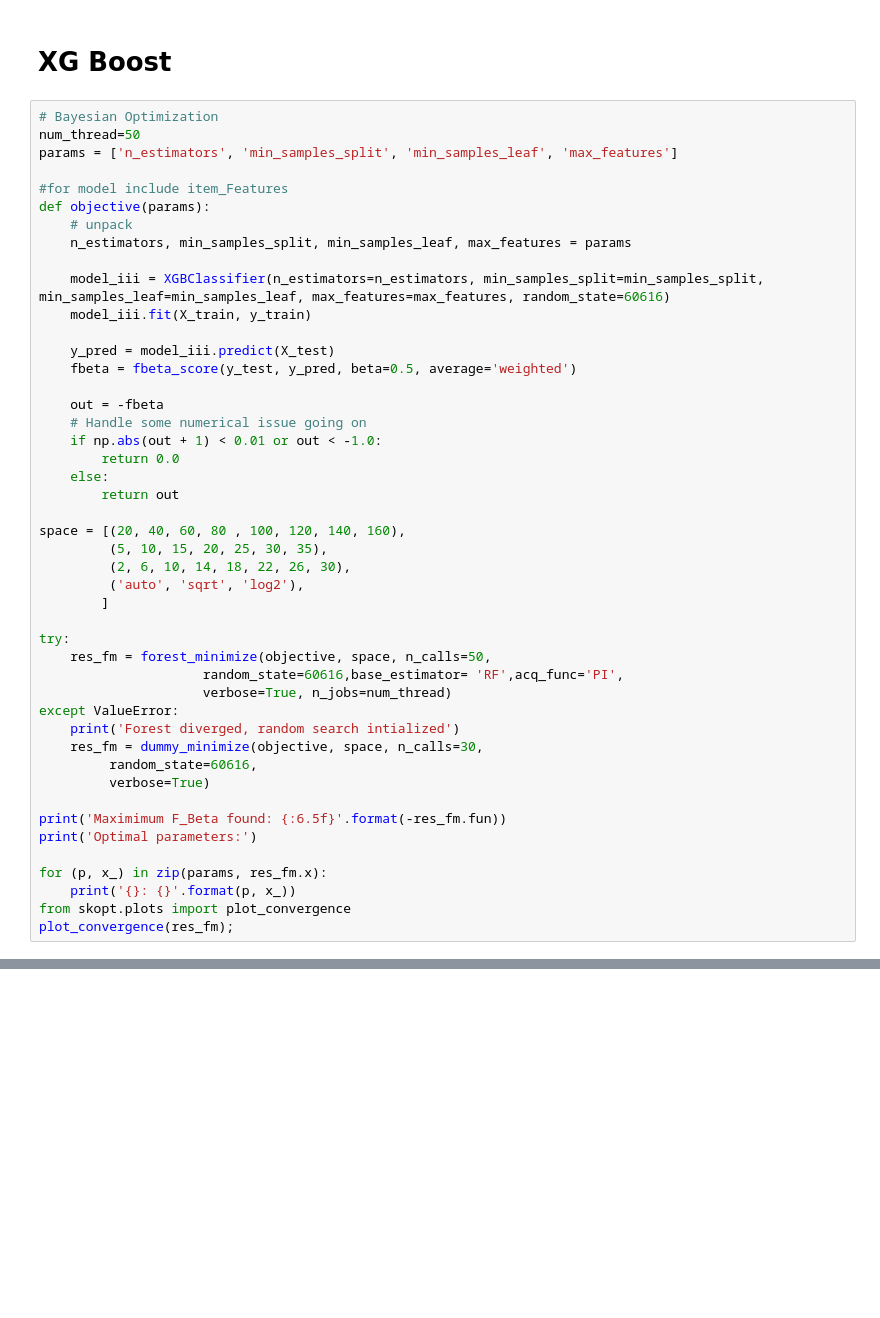
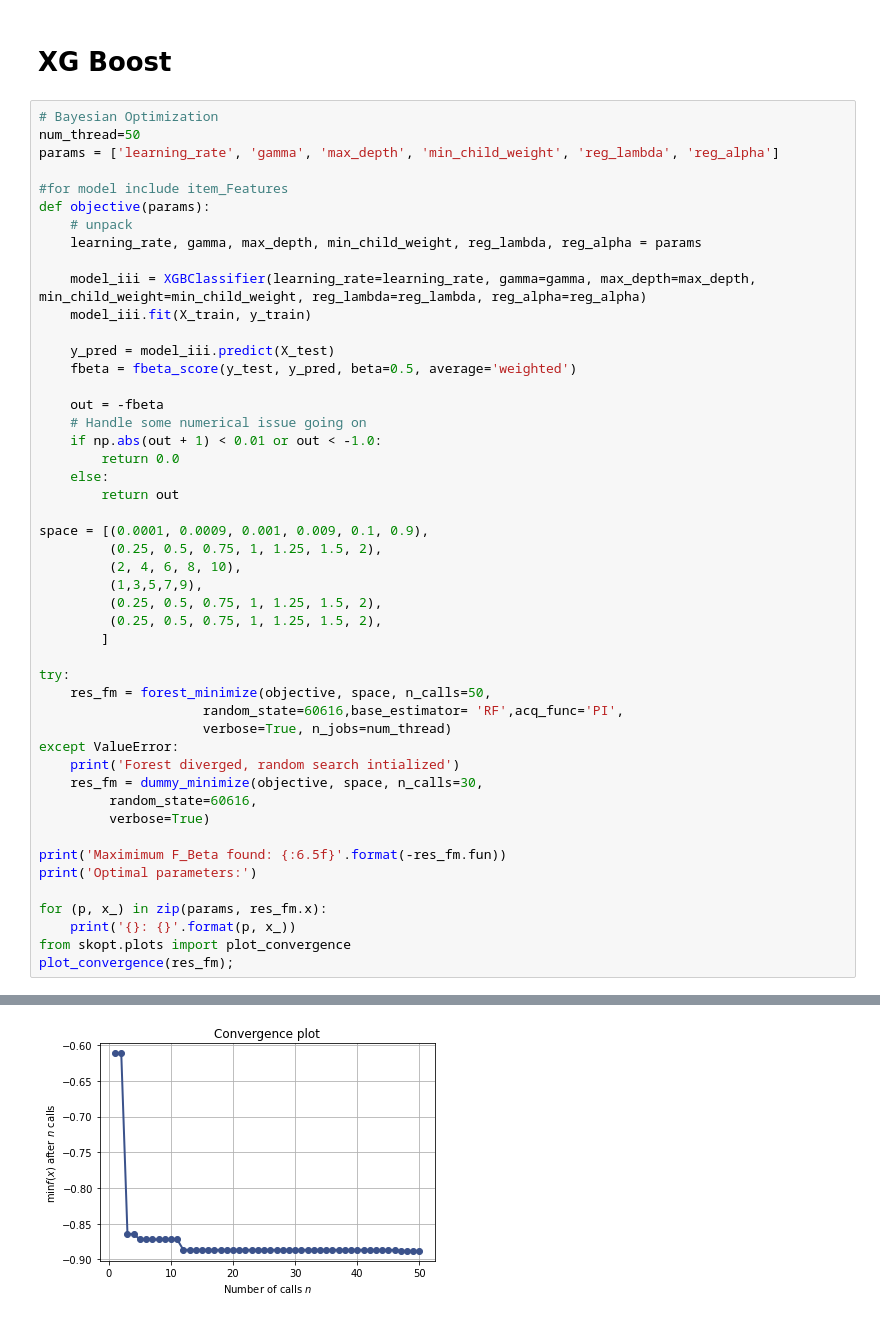
Before and after one commit to rahulmnair1997/US-Accidents-Data-Analysis, a Jupyter notebook: hyperparameter_tuning.ipynb, the cells around one changed output, grey strips where cells are left out. Cells and saved outputs as stored; diff of their text form; blank space fills up the shorter version.

```diff
--- a/hyperparameter_tuning.ipynb
+++ b/hyperparameter_tuning.ipynb
@@ -884,14 +890,14 @@ max_features: auto
 # %%
 # Bayesian Optimization
 num_thread=50
-params = ['n_estimators', 'min_samples_split', 'min_samples_leaf', 'max_features']
+params = ['learning_rate', 'gamma', 'max_depth', 'min_child_weight', 'reg_lambda', 'reg_alpha']
 
 #for model include item_Features
 def objective(params):
     # unpack
-    n_estimators, min_samples_split, min_samples_leaf, max_features = params
+    learning_rate, gamma, max_depth, min_child_weight, reg_lambda, reg_alpha = params
 
-    model_iii = XGBClassifier(n_estimators=n_estimators, min_samples_split=min_samples_split, min_samples_leaf=min_samples_leaf, max_features=max_features, random_state=60616)
+    model_iii = XGBClassifier(learning_rate=learning_rate, gamma=gamma, max_depth=max_depth, min_child_weight=min_child_weight, reg_lambda=reg_lambda, reg_alpha=reg_alpha)
     model_iii.fit(X_train, y_train)
 
     y_pred = model_iii.predict(X_test)
@@ -904,10 +910,12 @@ def objective(params):
     else:
         return out
 
-space = [(20, 40, 60, 80 , 100, 120, 140, 160),
-         (5, 10, 15, 20, 25, 30, 35),
-         (2, 6, 10, 14, 18, 22, 26, 30),
-         ('auto', 'sqrt', 'log2'),
+space = [(0.0001, 0.0009, 0.001, 0.009, 0.1, 0.9),
+         (0.25, 0.5, 0.75, 1, 1.25, 1.5, 2),
+         (2, 4, 6, 8, 10),
+         (1,3,5,7,9),
+         (0.25, 0.5, 0.75, 1, 1.25, 1.5, 2),
+         (0.25, 0.5, 0.75, 1, 1.25, 1.5, 2),
         ]
 
 try:
@@ -927,3 +935,4 @@ for (p, x_) in zip(params, res_fm.x):
     print('{}: {}'.format(p, x_))
 from skopt.plots import plot_convergence
 plot_convergence(res_fm);
+# %% [output]
@@ -929,0 +973 @@ plot_convergence(res_fm);
+[figure, added]
```
Also changed, not shown: parts of 6 cells of this notebook.
